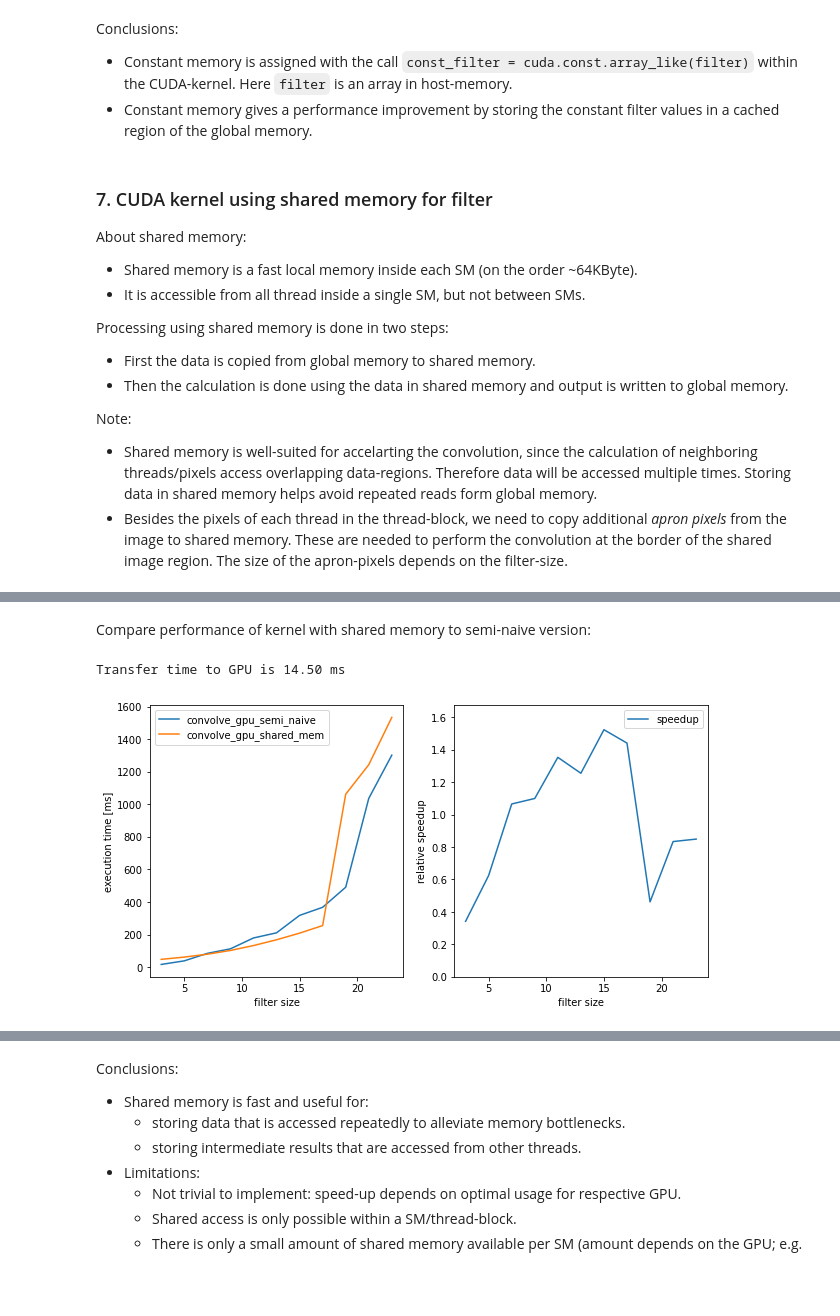
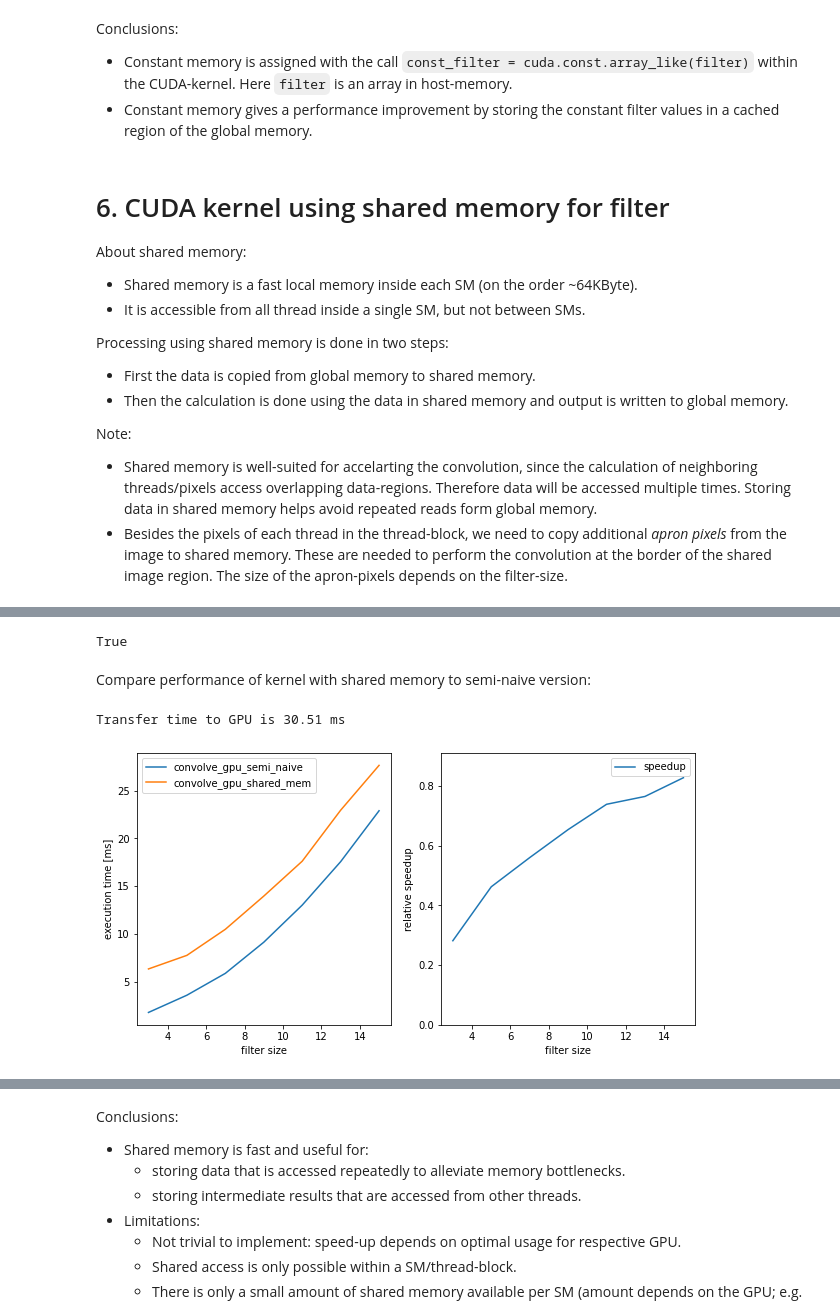
Before and after one commit to rmcabezon/GPU-course, a Jupyter notebook: notebooks/05_ImageProcessingConvolution.ipynb, the cells around one changed output, grey strips where cells are left out. Saved outputs shown, nothing was run; the diff lists cells and outputs as text; code cells hidden in the pictures; blank space fills up the shorter version.

```diff
--- a/notebooks/05_ImageProcessingConvolution.ipynb
+++ b/notebooks/05_ImageProcessingConvolution.ipynb
@@ -70,7 +54,7 @@ from scipy.signal import convolve2d
 from skimage import io
 import matplotlib.pyplot as plt
 
-image_path = "https://homepages.cae.wisc.edu/~ece533/images/cameraman.tif"
+image_path = "https://people.math.sc.edu/Burkardt/data/tif/cameraman.tif"
 image = io.imread(image_path).astype(np.float32)
 filter_shape = (5, 5)
 uniform_filter = np.ones(filter_shape)/sum(np.ones(filter_shape).flatten())  # create uniform 3x3 filter
@@ -123,7 +109,7 @@ from skimage import io
 
 
 """ URL of the image that we will process below """
-image_path = "https://homepages.cae.wisc.edu/~ece533/images/cameraman.tif"
+image_path = "https://people.math.sc.edu/Burkardt/data/tif/cameraman.tif"
 # image_path = "./cameraman.tif"
 
 
@@ -213,7 +199,7 @@ def validate_result_against_scipy_implementation(actual_filtered_image, image, f
     validate that the result is identical to that from scipy.signal.convolve2d, which we use as reference implementation
     """
     reference_filtered_image = convolve2d(image, filter, mode='valid')
-    np.testing.assert_almost_equal(actual_filtered_image, reference_filtered_image)
+    return np.allclose(actual_filtered_image , reference_filtered_image )
 
 
 def plot_exec_times_comparison(filter_size,
@@ -756,7 +659,7 @@ Conclusions:
 * Constant memory is assigned with the call `const_filter = cuda.const.array_like(filter)` within the CUDA-kernel. Here `filter` is an array in host-memory.
 * Constant memory gives a performance improvement by storing the constant filter values in a cached region of the global memory.
 # %% [markdown]
-### 7. CUDA kernel using shared memory for filter
+# 6. CUDA kernel using shared memory for filter
 
 About shared memory:
 * Shared memory is a fast local memory inside each SM (on the order ~64KByte).
@@ -846,13 +752,32 @@ def construct_convolve_gpu_shared_mem(image_shape, filter_shape, threads_per_blo
             result[row, col] = filtered_value
 
     return convolve_gpu_shared_mem
+# %%
+# validate that we still get the same result
+
+image = read_image(image_path, 1)
+filtered_image = np.zeros_like(image)
+filter = uniform_filters[5]
+
+image_on_device = cuda.to_device(image, stream=stream)
+filtered_image_on_device = cuda.to_device(filtered_image, stream=stream)
+
+convolve_gpu_shared_mem = construct_convolve_gpu_shared_mem(image.shape, filter, threads_per_block)
+
+convolve_gpu_shared_mem[blocks_per_grid, threads_per_block](image_on_device, filtered_image_on_device)
+filtered_image = filtered_image_on_device.copy_to_host()
+result = keep_valid_image(filtered_image, filter)
+validate_result_against_scipy_implementation(result, image, filter)
+# %% [output]
+True
 # %% [markdown]
 Compare performance of kernel with shared memory to semi-naive version:
 # %%
+%%time
 image = read_image(image_path, 16)
 
 # kernel execution settings
-threads_per_block = (32, 32)
+threads_per_block = (32,32)
 
 # confirm that the numba implementation return same result as scipy.signal.convolve2d(..., mode='valid')
 filter = get_uniform_filter(size=3)
@@ -860,16 +785,10 @@ filtered_image = np.zeros_like(image)
 
 blocks_per_grid = get_blocks_per_grid(threads_per_block, image.shape)
 
-convolve_gpu_naive = construct_convolve_gpu_naive()
-convolve_gpu_naive[blocks_per_grid, threads_per_block](image, filter, filtered_image)
-
-result = keep_valid_image(filtered_image, filter)
-validate_result_against_scipy_implementation(result, image, filter)
-
 # compare performance
 filtered_image = np.zeros_like(image)
 
-filter_sizes = [3, 5, 7, 9, 11, 13, 15, 17, 19, 21, 23]
+filter_sizes = [3, 5, 7 , 9, 11, 13, 15 ]#, 17, 19, 21, 23]
 
 uniform_filters = [get_uniform_filter(size) for size in filter_sizes]
 
@@ -880,36 +799,36 @@ with timeit_context('Transfer time to GPU'):
     filter_on_device = cuda.to_device(filter, stream=stream)
     filtered_image_on_device = cuda.to_device(filtered_image, stream=stream)
     cuda.synchronize()
 
 
 timeit_result = []
 for filter in uniform_filters:
     filter_on_device = cuda.to_device(filter, stream=stream)
     cuda.synchronize()
     convolve_gpu_semi_naive = construct_convolve_gpu_semi_naive(image.shape, filter.shape)
     def execute(filter_arg):
         convolve_gpu_semi_naive[blocks_per_grid, threads_per_block](image_on_device, filter_arg, filtered_image_on_device)
         cuda.synchronize()
     timeit_result.append(timeit(lambda: execute(filter_on_device), repeats=3))
 exec_times_convolve_gpu_semi_naive = np.array(timeit_result)
 
 
 timeit_result = []
 for filter in uniform_filters:
-    filter_on_device = cuda.to_device(filter, stream=stream)
-    cuda.synchronize()
-    convolve_gpu_shared_mem = construct_convolve_gpu_shared_mem(image.shape, filter.shape, threads_per_block)
+
+    convolve_gpu_shared_mem = construct_convolve_gpu_shared_mem(image.shape, filter, threads_per_block)
     def execute():
-        convolve_gpu_shared_mem[blocks_per_grid, threads_per_block](image_on_device, filter_on_device, filtered_image_on_device)
+        convolve_gpu_shared_mem[blocks_per_grid, threads_per_block](image_on_device, filtered_image_on_device)
         cuda.synchronize()
     timeit_result.append(timeit(lambda: execute(), repeats=3))
+
 exec_times_convolve_gpu_shared_mem = np.array(timeit_result)
 
 
 # plot comparison
 plot_exec_times_comparison(filter_sizes,
                             exec_times_convolve_gpu_semi_naive, 'convolve_gpu_semi_naive',
                             exec_times_convolve_gpu_shared_mem, 'convolve_gpu_shared_mem')
 # %% [output]
-Transfer time to GPU is 14.50 ms
+Transfer time to GPU is 30.51 ms
-[figure, old version]
+[figure, new version]
```
Also changed, not shown: parts of 43 cells of this notebook, 1 other file.
